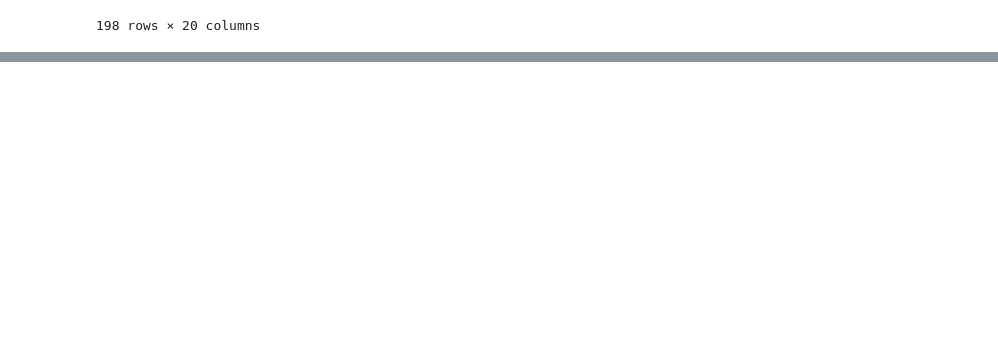
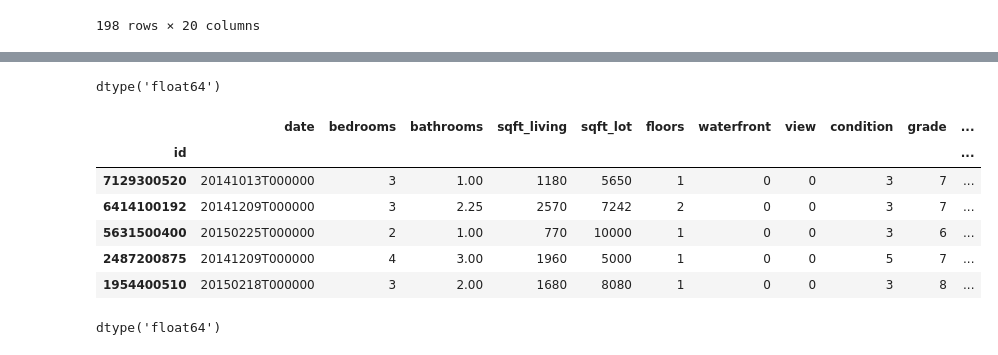
Before and after one commit to avichal077/python-data-science, a Jupyter notebook: pandas.ipynb, the cells around one changed output, grey strips where cells are left out. Drawn from its saved outputs; the diff is of its cells as text; code cells hidden in the pictures; blank space fills up the shorter version.

```diff
--- a/pandas.ipynb
+++ b/pandas.ipynb
@@ -613,0 +742,19 @@ df.query('price > 2000000 and condition == 5').sort_values('price')
+# %%
+df.floors.dtype
+# %% [output]
+dtype('float64')
+# %%
+df.floors = df.floors.astype('int')
+df.head()
+# %% [output]
+|  | date | bedrooms | bathrooms | sqft_living | sqft_lot | floors | waterfront | view | condition | grade | ... |
+| id |  |  |  |  |  |  |  |  |  |  | ... |
+| 7129300520 | 20141013T000000 | 3 | 1.00 | 1180 | 5650 | 1 | 0 | 0 | 3 | 7 | ... |
+| 6414100192 | 20141209T000000 | 3 | 2.25 | 2570 | 7242 | 2 | 0 | 0 | 3 | 7 | ... |
+| 5631500400 | 20150225T000000 | 2 | 1.00 | 770 | 10000 | 1 | 0 | 0 | 3 | 6 | ... |
+| 2487200875 | 20141209T000000 | 4 | 3.00 | 1960 | 5000 | 1 | 0 | 0 | 5 | 7 | ... |
+| 1954400510 | 20150218T000000 | 3 | 2.00 | 1680 | 8080 | 1 | 0 | 0 | 3 | 8 | ... |
+# %%
+df.price.dtype
+# %% [output]
+dtype('float64')
```
Also changed, not shown: parts of 25 cells of this notebook.
